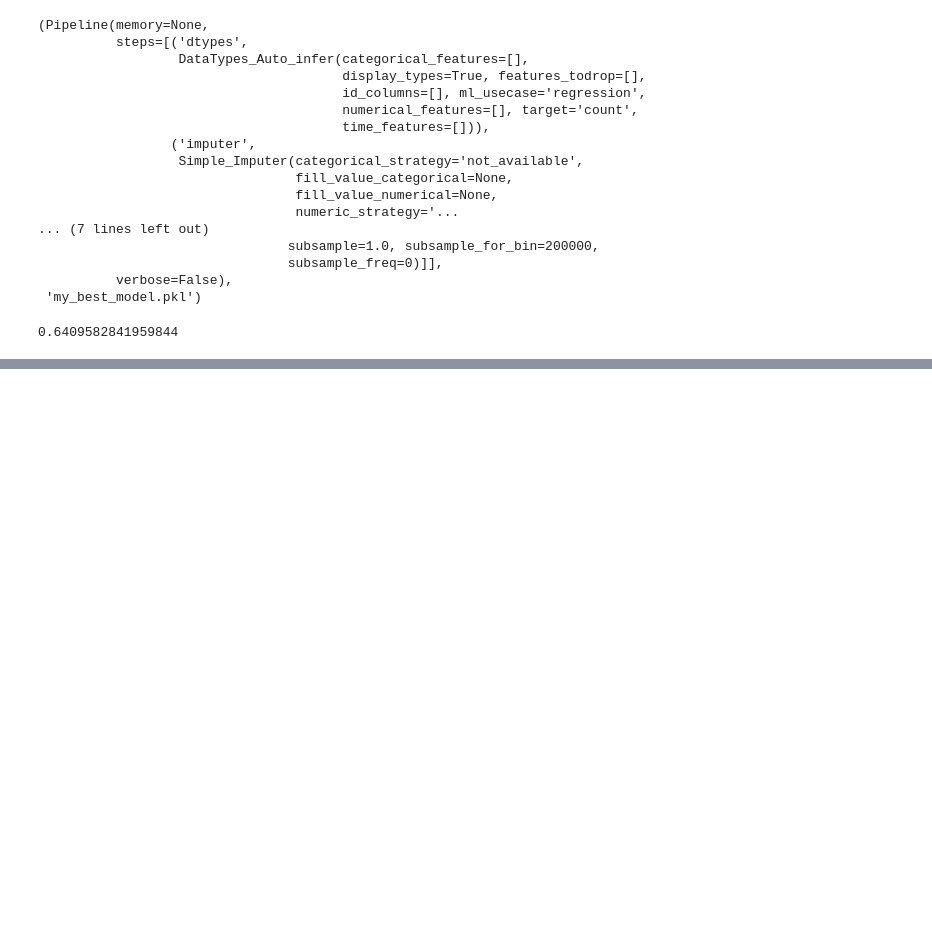
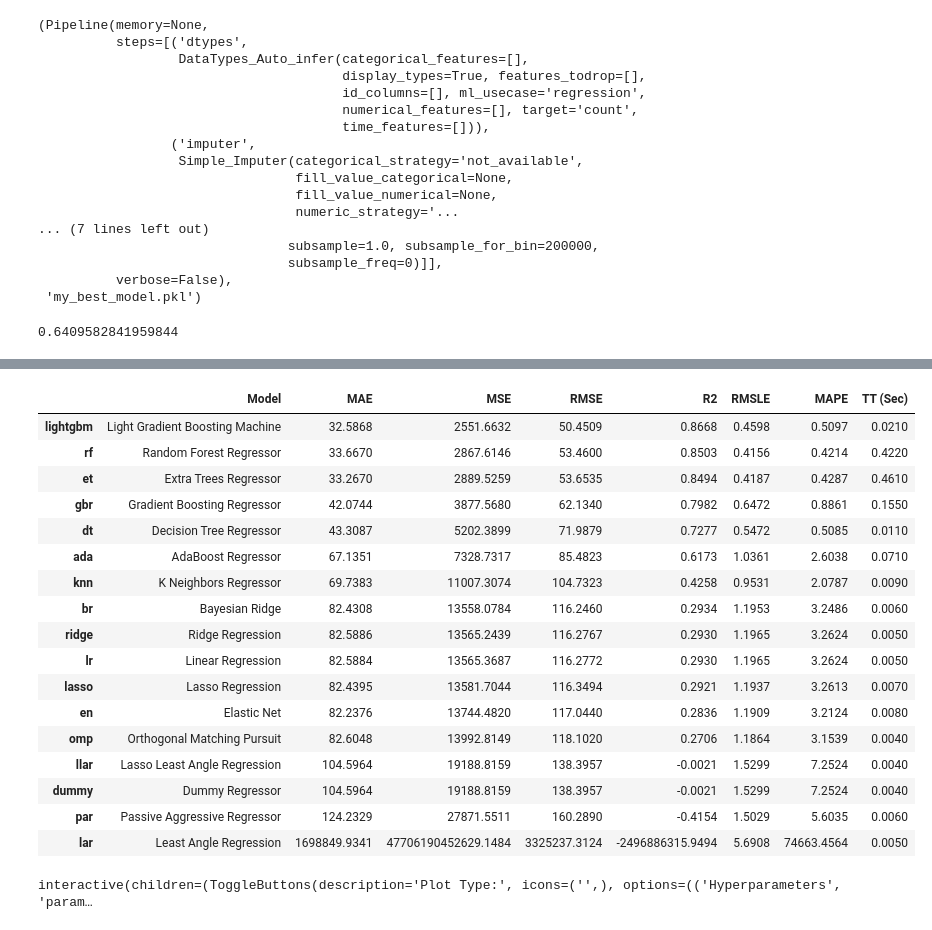
Before and after one commit to subut0n/bike_location, a Jupyter notebook: notebooks/data_analysis_adrien.ipynb, the cells around one changed output, grey strips where cells are left out. Cells and saved outputs as stored; diff of their text form; code cells hidden in the pictures; blank space fills up the shorter version.

```diff
--- a/notebooks/data_analysis_adrien.ipynb
+++ b/notebooks/data_analysis_adrien.ipynb
@@ -465,0 +498,25 @@ array([24.99982706, 19.55057144, 16.86845394, ...,  7.27526337,
+# %%
+best = compare_models()
+# %% [output]
+|  | Model | MAE | MSE | RMSE | R2 | RMSLE | MAPE | TT (Sec) |
+| lightgbm | Light Gradient Boosting Machine | 32.5868 | 2551.6632 | 50.4509 | 0.8668 | 0.4598 | 0.5097 | 0.0210 |
+| rf | Random Forest Regressor | 33.6670 | 2867.6146 | 53.4600 | 0.8503 | 0.4156 | 0.4214 | 0.4220 |
+| et | Extra Trees Regressor | 33.2670 | 2889.5259 | 53.6535 | 0.8494 | 0.4187 | 0.4287 | 0.4610 |
+| gbr | Gradient Boosting Regressor | 42.0744 | 3877.5680 | 62.1340 | 0.7982 | 0.6472 | 0.8861 | 0.1550 |
+| dt | Decision Tree Regressor | 43.3087 | 5202.3899 | 71.9879 | 0.7277 | 0.5472 | 0.5085 | 0.0110 |
+| ada | AdaBoost Regressor | 67.1351 | 7328.7317 | 85.4823 | 0.6173 | 1.0361 | 2.6038 | 0.0710 |
+| knn | K Neighbors Regressor | 69.7383 | 11007.3074 | 104.7323 | 0.4258 | 0.9531 | 2.0787 | 0.0090 |
+| br | Bayesian Ridge | 82.4308 | 13558.0784 | 116.2460 | 0.2934 | 1.1953 | 3.2486 | 0.0060 |
+| ridge | Ridge Regression | 82.5886 | 13565.2439 | 116.2767 | 0.2930 | 1.1965 | 3.2624 | 0.0050 |
+| lr | Linear Regression | 82.5884 | 13565.3687 | 116.2772 | 0.2930 | 1.1965 | 3.2624 | 0.0050 |
+| lasso | Lasso Regression | 82.4395 | 13581.7044 | 116.3494 | 0.2921 | 1.1937 | 3.2613 | 0.0070 |
+| en | Elastic Net | 82.2376 | 13744.4820 | 117.0440 | 0.2836 | 1.1909 | 3.2124 | 0.0080 |
+| omp | Orthogonal Matching Pursuit | 82.6048 | 13992.8149 | 118.1020 | 0.2706 | 1.1864 | 3.1539 | 0.0040 |
+| llar | Lasso Least Angle Regression | 104.5964 | 19188.8159 | 138.3957 | -0.0021 | 1.5299 | 7.2524 | 0.0040 |
+| dummy | Dummy Regressor | 104.5964 | 19188.8159 | 138.3957 | -0.0021 | 1.5299 | 7.2524 | 0.0040 |
+| par | Passive Aggressive Regressor | 124.2329 | 27871.5511 | 160.2890 | -0.4154 | 1.5029 | 5.6035 | 0.0060 |
+| lar | Least Angle Regression | 1698849.9341 | 47706190452629.1484 | 3325237.3124 | -2496886315.9494 | 5.6908 | 74663.4564 | 0.0050 |
+# %%
+evaluate_model(best)
+# %% [output]
+interactive(children=(ToggleButtons(description='Plot Type:', icons=('',), options=(('Hyperparameters', 'param…
```
Also changed, not shown: parts of 26 cells of this notebook, 3 other files.
